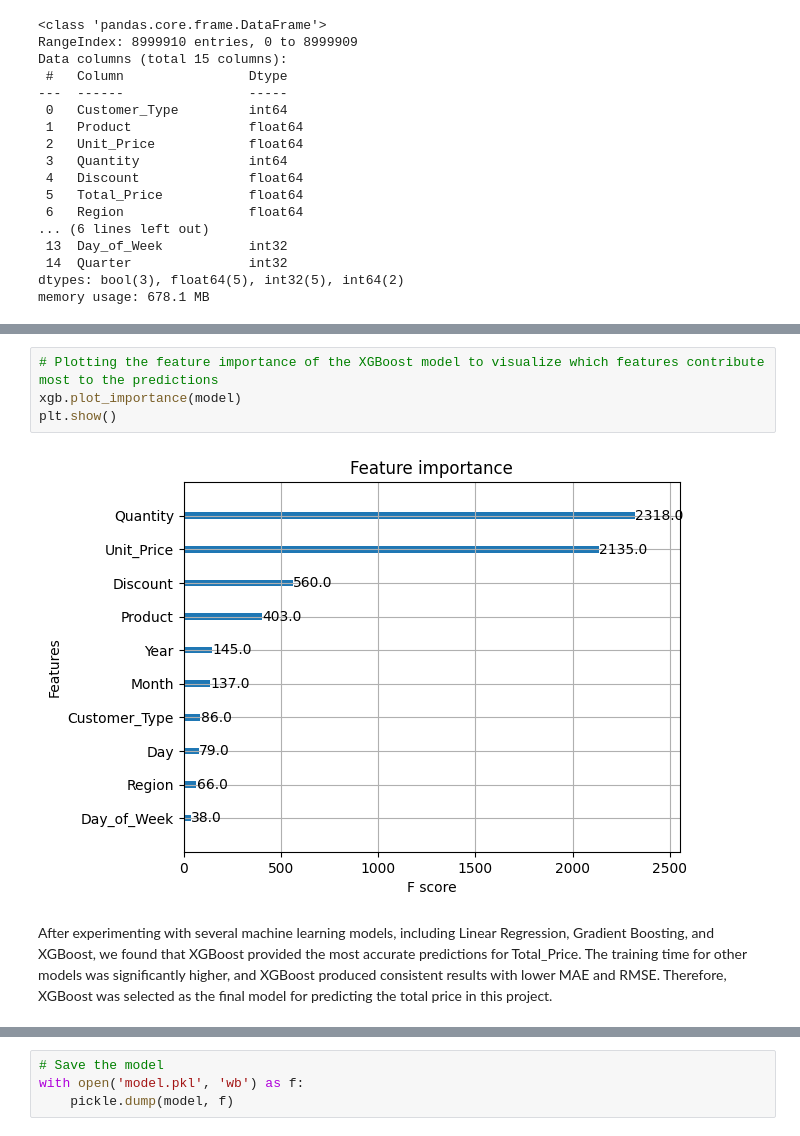
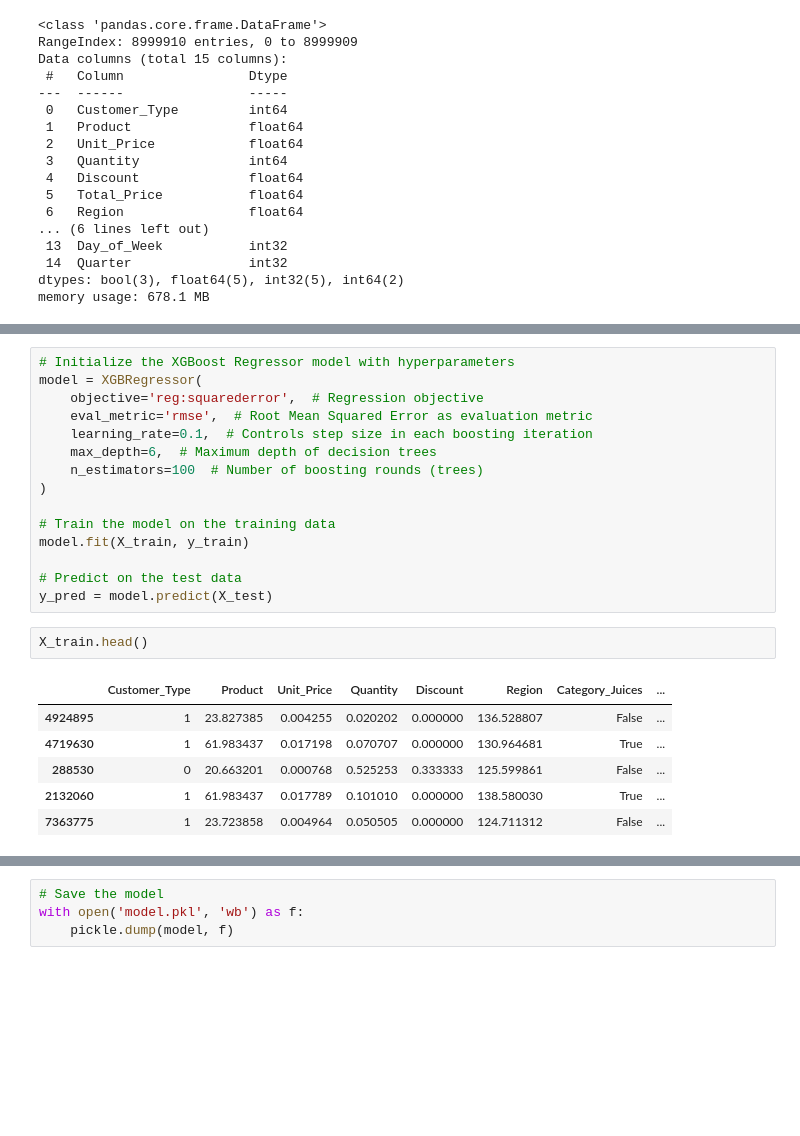
Before and after one commit to sythe95/BeveragePricePrediction, a Jupyter notebook: cleaning_and_training.ipynb, the cells around one changed output, grey strips where cells are left out. Cells and saved outputs as stored; diff of their text form; blank space fills up the shorter version.

```diff
--- a/cleaning_and_training.ipynb
+++ b/cleaning_and_training.ipynb
@@ -218,8 +229,24 @@ RMSE: 10.101878558038472
-# %%
-# Plotting the feature importance of the XGBoost model to visualize which features contribute most to the predictions
-xgb.plot_importance(model)
-plt.show()
-# %% [output]
-[figure, removed]
-# %% [markdown]
-After experimenting with several machine learning models, including Linear Regression, Gradient Boosting, and XGBoost, we found that XGBoost provided the most accurate predictions for Total_Price. The training time for other models was significantly higher, and XGBoost produced consistent results with lower MAE and RMSE. Therefore, XGBoost was selected as the final model for predicting the total price in this project.
+# %%
+# Initialize the XGBoost Regressor model with hyperparameters
+model = XGBRegressor(
+    objective='reg:squarederror',  # Regression objective
+    eval_metric='rmse',  # Root Mean Squared Error as evaluation metric
+    learning_rate=0.1,  # Controls step size in each boosting iteration
+    max_depth=6,  # Maximum depth of decision trees
+    n_estimators=100  # Number of boosting rounds (trees)
+)
+
+# Train the model on the training data
+model.fit(X_train, y_train)
+
+# Predict on the test data
+y_pred = model.predict(X_test)
+# %%
+X_train.head()
+# %% [output]
+|  | Customer_Type | Product | Unit_Price | Quantity | Discount | Region | Category_Juices | ... |
+| 4924895 | 1 | 23.827385 | 0.004255 | 0.020202 | 0.000000 | 136.528807 | False | ... |
+| 4719630 | 1 | 61.983437 | 0.017198 | 0.070707 | 0.000000 | 130.964681 | True | ... |
+| 288530 | 0 | 20.663201 | 0.000768 | 0.525253 | 0.333333 | 125.599861 | False | ... |
+| 2132060 | 1 | 61.983437 | 0.017789 | 0.101010 | 0.000000 | 138.580030 | True | ... |
+| 7363775 | 1 | 23.723858 | 0.004964 | 0.050505 | 0.000000 | 124.711312 | False | ... |
```
Also changed, not shown: parts of 11 cells of this notebook, 3 other files.
